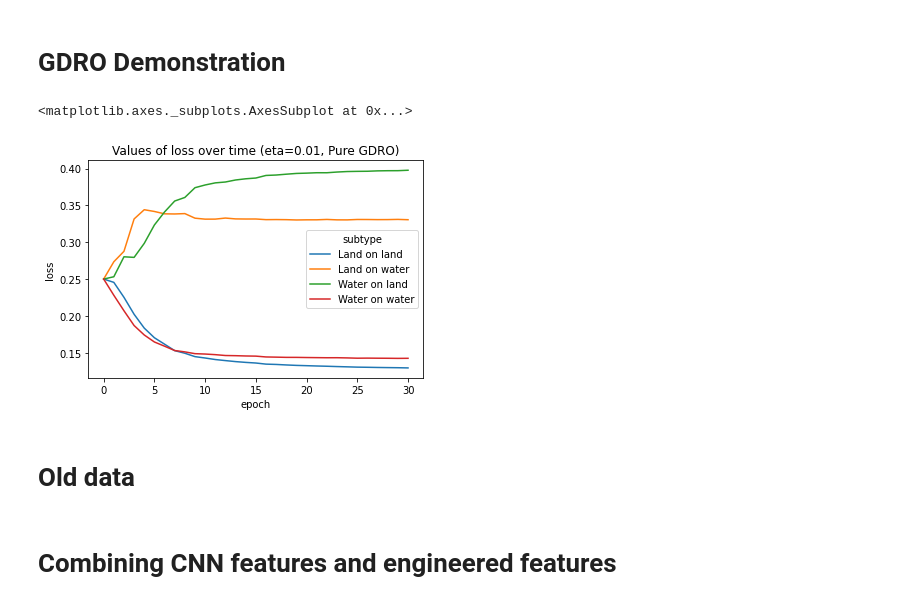
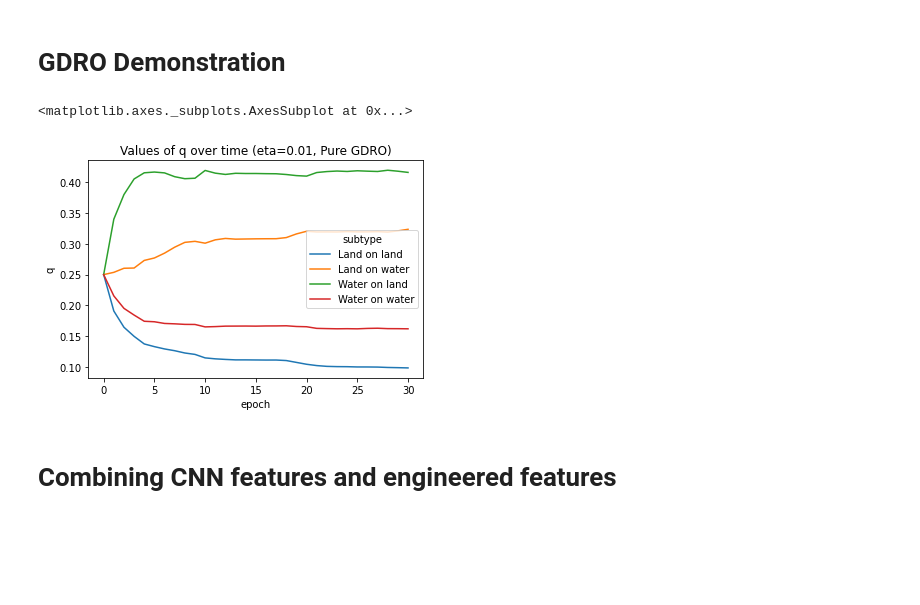
Before and after one commit to mtzig/LIDC_GDRO, a Jupyter notebook: notebooks/run_test.ipynb, the cells around one changed output. Cells and saved outputs as stored; diff of their text form; code cells hidden in the pictures; blank space fills up the shorter version.

```diff
--- a/notebooks/run_test.ipynb
+++ b/notebooks/run_test.ipynb
@@ -110,12 +90,12 @@ class TransferModel50(torch.nn.Module):
 device = "cuda" if torch.cuda.is_available() else "cpu"
 
 training_fraction = 0.8
-batch_size = 256
+batch_size = 128
 proportional = True
 
 is_gdro = True
 
-hparams = {"groupdro_eta": 0.01, "mix_eta": 0.05}
+hparams = {"eta": 0.01, "gamma": 1}
 lr = 0.001
 weight_decay = 0.0001
 momentum = 0.9
@@ -123,6 +103,7 @@ momentum = 0.9
 model_class = TransferModel50
 model_args = (True, False, True, device)
 
+
 device
 # %% [output]
 'cuda'
@@ -242,18 +211,18 @@ train_dataloader, test_dataloader, _ = [dataloaders.InfiniteDataLoader(dataset,
 # %% [markdown]
 
 # Test convergence of combinations of ERM and GDRO
+# %%
+N = 1
+epochs = 15
+# subtypes = ["Overall", "Unspiculated benign", "Spiculated benign", "Spiculated malignant", "Unspiculated malignant"]
+subtypes = ["Overall", "Land on land", "Land on water", "Water on land", "Water on water"]
+
+# test_algorithms = ["ERM", "GDRO", "Sharp", "Smooth", "ReverseSmooth", "Dynamic", "ExtraERM", "ExtraGDRO", "Halfway"]
+# test_algorithms = ["Mix" + str(t) for t in [0.4, 0.5, 0.6, 0.7, 0.8]]
+# test_algorithms = ["ERM", "GDRO", *["Dynamic" + str(t) for t in [0.01, 0.05, 0.1, 0.5]]]
+test_algorithms = ["ERM", "GDRO", "Dynamic"]
+keep_old =        [True, True, False]
 # %%
-N = 1
-epochs = 300
-# subtypes = ["Overall", "Unspiculated benign", "Spiculated benign", "Spiculated malignant", "Unspiculated malignant"]
-subtypes = ["Overall", "Land on land", "Land on water", "Water on land", "Water on water"]
-
-# test_algorithms = ["ERM", "GDRO", "Sharp", "Smooth", "ReverseSmooth", "Dynamic", "ExtraERM", "ExtraGDRO", "Halfway"]
-# test_algorithms = ["Mix" + str(t) for t in [0.4, 0.5, 0.6, 0.7, 0.8]]
-# test_algorithms = ["ERM", "GDRO", *["Dynamic" + str(t) for t in [0.01, 0.05, 0.1, 0.5]]]
-test_algorithms = ["ERM"]
-keep_old =        [False]
-
 if not sum(keep_old):
   results = {}
 
@@ -289,15 +258,15 @@ for a in range(len(test_algorithms)):
           if (algorithm == "ERM"):
               loss_fn = loss.ERMLoss(model, torch.nn.CrossEntropyLoss(), hparams, subclassed=True)
           elif (algorithm == "GDRO"):
-              loss_fn = loss.GDROLossAlt(model, torch.nn.CrossEntropyLoss(), hparams["groupdro_eta"], 4, normalize_loss=False)
+              loss_fn = loss.GDROLossAlt(model, torch.nn.CrossEntropyLoss(), hparams["eta"], 4, normalize_loss=False)
           elif (algorithm.startswith("GDRO")):
               loss_fn = loss.GDROLossAlt(model, torch.nn.CrossEntropyLoss(), float(algorithm[len("GDRO"):]), 4, normalize_loss=True)
           elif (algorithm == "Dynamic"):
-              loss_fn = loss.DynamicERMGDROLoss(model, torch.nn.CrossEntropyLoss(), hparams["groupdro_eta"], hparams["mix_eta"], 4, normalize_loss=True, subclassed=True)
+              loss_fn = loss.DynamicERMGDROLossAlt(model, torch.nn.CrossEntropyLoss(), hparams["eta"], hparams["gamma"], 4)
           elif (algorithm.startswith("Dynamic")):
-              loss_fn = loss.DynamicERMGDROLoss(model, torch.nn.CrossEntropyLoss(), float(algorithm[len("Dynamic"):]), hparams["mix_eta"], 4, normalize_loss=True, subclassed=True)
+              loss_fn = loss.DynamicERMGDROLossAlt(model, torch.nn.CrossEntropyLoss(), float(algorithm[len("Dynamic"):]), hparams["gamma"], 4)
           else:
-              loss_fn = loss.ERMGDROLoss(model, torch.nn.CrossEntropyLoss(), hparams, 4, normalize_loss=True, subclassed=True)
+              loss_fn = loss.ERMGDROLoss(model, torch.nn.CrossEntropyLoss(), hparams, 4)
           optimizer = torch.optim.SGD(model.parameters(), lr=lr, weight_decay=weight_decay, momentum=momentum)
 
           for epoch in range(epochs):
@@ -320,11 +289,12 @@ for a in range(len(test_algorithms)):
 
               train.train(train_dataloader, model, loss_fn, optimizer)
               sensitivities = train.test(test_dataloader, model)
+              print(sensitivities)
+
+              print(loss_fn.g, loss_fn.q)
 
               for i in range(len(subtypes)):
                   results[algorithm][n * epochs * len(subtypes) + epoch * len(subtypes) + i] = sensitivities[i]
 
-results_df = pd.DataFrame(results, index=pd.MultiIndex.from_product([range(N), range(epochs), subtypes], names=["trial", "epoch", "subtype"]))
-
 print("Test complete")
 # %% [output]
@@ -369,7 +345,7 @@ worst_concat
 # %%
 import matplotlib.pyplot as plt
 
-rolling_window = 3
+rolling_window = 1
 
 rolling_data = worst_concat.unstack(level=0).rolling(rolling_window).mean().unstack().unstack(level=0)
 
@@ -430,9 +392,7 @@ q_df = pd.DataFrame(q_data, index=pd.MultiIndex.from_product([range(epochs + 1),
 # columns get rearranged into alphabetical order, this swaps them back
 q_df = q_df[subtypes[1:]]
 # %%
-q_df.plot(xlabel="epoch", ylabel="loss", title=f"Values of loss over time (eta={hparams['groupdro_eta']}, Pure GDRO)")
+q_df.plot(xlabel="epoch", ylabel="q", title=f"Values of q over time (eta={hparams['groupdro_eta']}, Pure GDRO)")
 # %% [output]
 <matplotlib.axes._subplots.AxesSubplot at 0x...>
-[figure, old version]
+[figure, new version]
-# %% [markdown]
-# Old data
```
Also changed, not shown: parts of 23 cells of this notebook.
